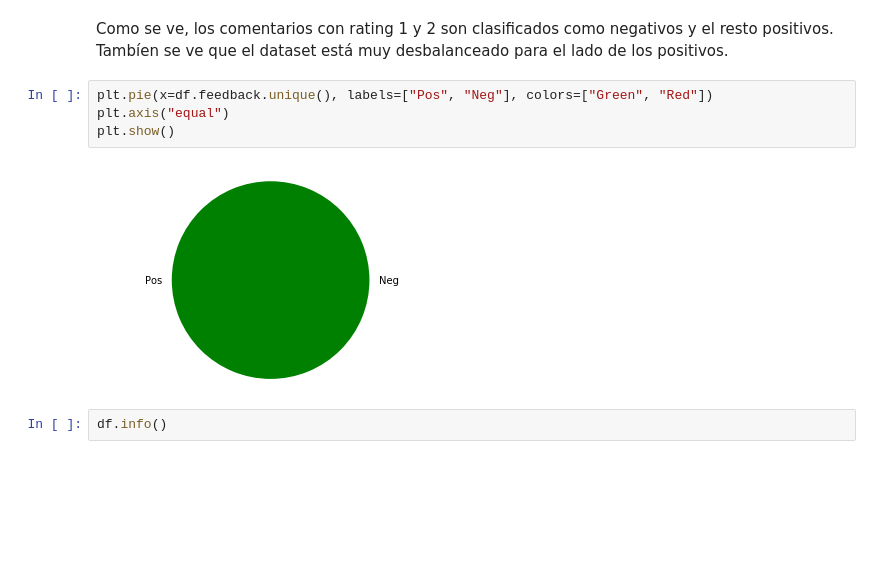
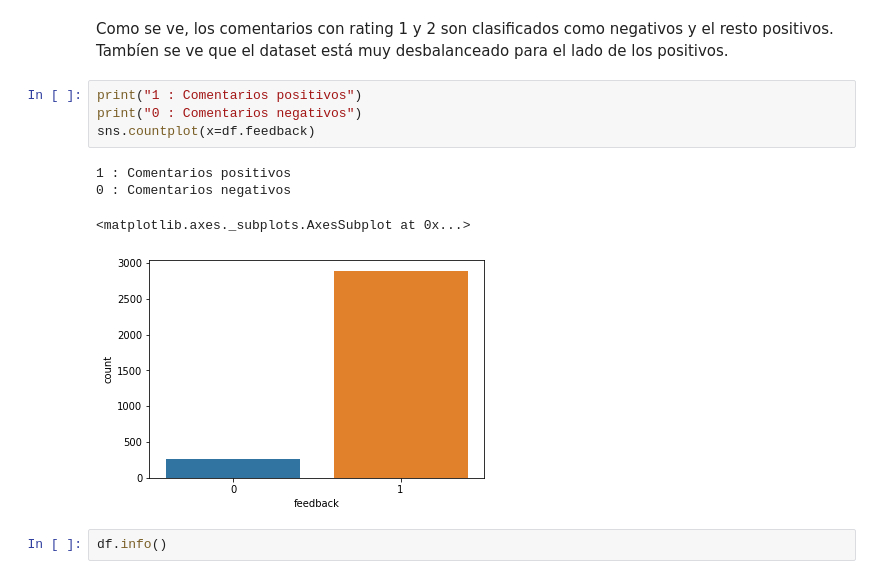
Before and after one commit to SPMoretti/Natural_language_processing, a Jupyter notebook: Amazon_Alexa_Reviews.ipynb, the cells around one changed output. Drawn from its saved outputs; the diff is of its cells as text; blank space fills up the shorter version.

```diff
--- a/Amazon_Alexa_Reviews.ipynb
+++ b/Amazon_Alexa_Reviews.ipynb
@@ -94,12 +94,15 @@ sns.countplot(df.rating, data=df, hue="feedback")
 [figure]
 # %% [markdown]
 Como se ve, los comentarios con rating 1 y 2 son clasificados como negativos y el resto positivos. Tambíen se ve que el dataset está muy desbalanceado para el lado de los positivos.
-# %%
-plt.pie(x=df.feedback.unique(), labels=["Pos", "Neg"], colors=["Green", "Red"])
-plt.axis("equal")
-plt.show()
-# %% [output]
-[figure, removed]
+# %%
+print("1 : Comentarios positivos")
+print("0 : Comentarios negativos")
+sns.countplot(x=df.feedback)
+# %% [output]
+1 : Comentarios positivos
+0 : Comentarios negativos
+<matplotlib.axes._subplots.AxesSubplot at 0x...>
+[figure, added]
 # %%
 df.info()
 # %% [output]
```
Also changed, not shown: parts of 12 cells of this notebook.
